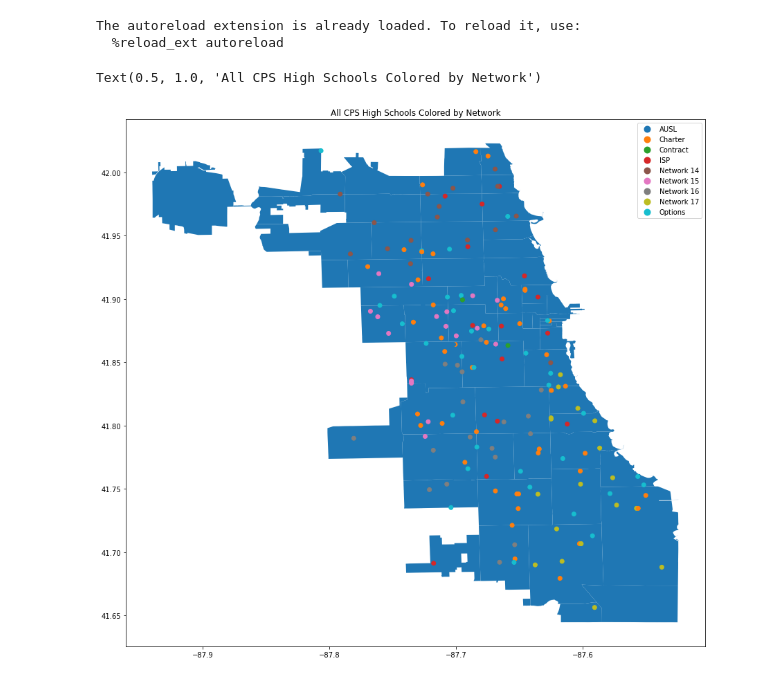
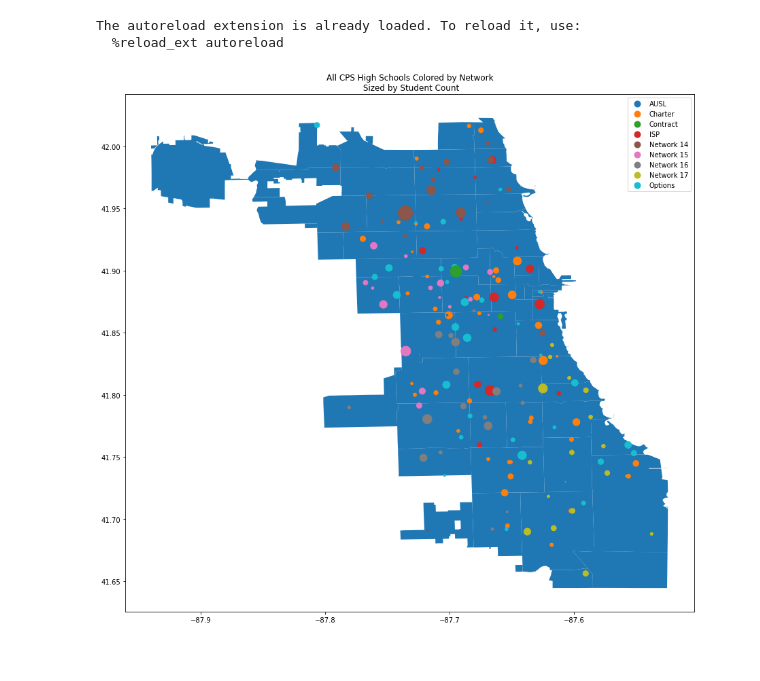
Before and after one commit to j-max/CPS_GradRate_Analysis, a Jupyter notebook: visuals/maps/maps.ipynb, the cells around one changed output. Drawn from its saved outputs; the diff is of its cells as text; code cells hidden in the pictures.

Commit message:
Add network map to readme

```diff
--- a/visuals/maps/maps.ipynb
+++ b/visuals/maps/maps.ipynb
@@ -17,11 +18,12 @@ The autoreload extension is already loaded. To reload it, use:
 # %%
 #look into maps.py for code to create the geopandas dataframe
 
 fig, ax = plt.subplots(figsize=(15,15))
 
 chicago_shape.plot(ax=ax)
-geo_df.plot(ax=ax, column=geo_df['Network'], legend=True)
-ax.set_title('All CPS High Schools Colored by Network')
+geo_df.plot(ax=ax, column=geo_df['Network'], markersize=geo_df['Student_Count_Total']/10, legend=True)
+ax.set_title('All CPS High Schools Colored by Network\n Sized by Student Count')
+
+plt.savefig(root+'/image_files/hs_network_map.svg')
 # %% [output]
-Text(0.5, 1.0, 'All CPS High Schools Colored by Network')
-[figure, old version]
+[figure, new version]
```
Also changed, not shown: parts of 1 cell of this notebook, 3 other files.
